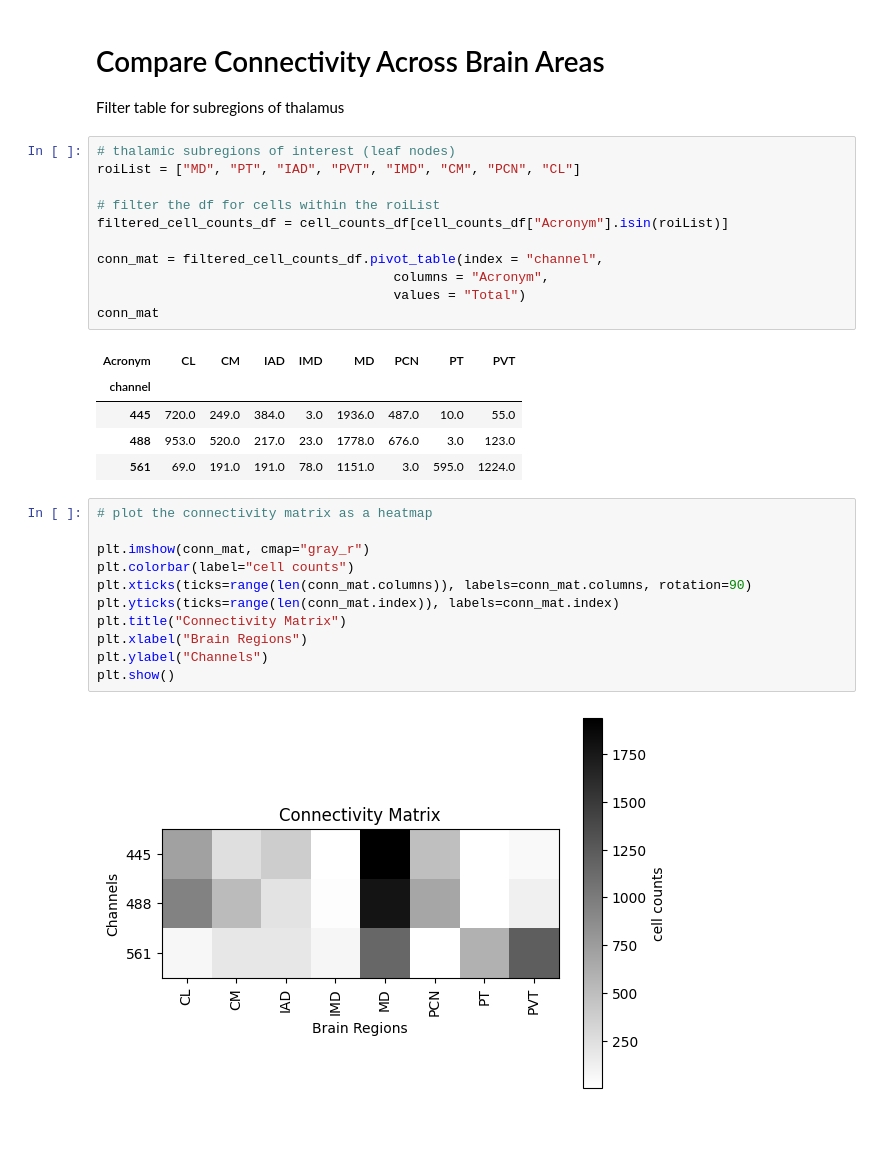
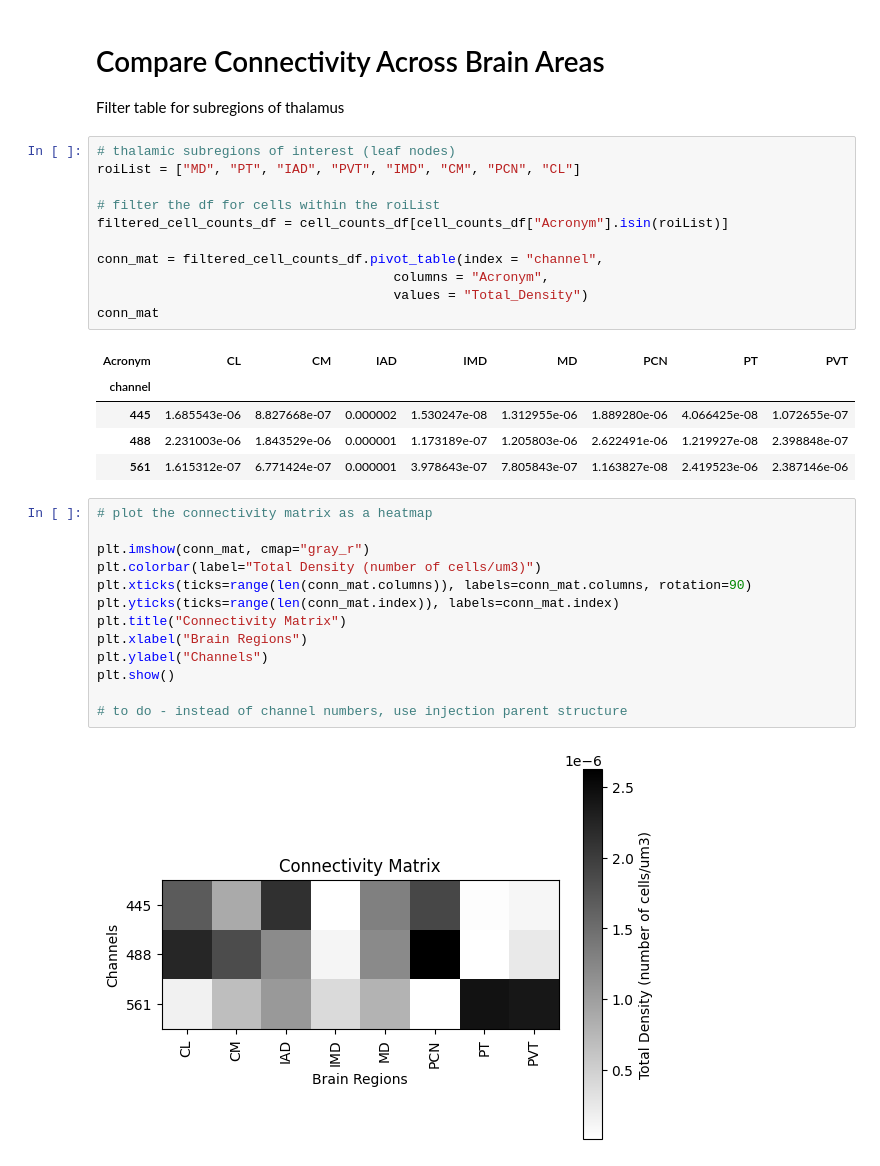
Before and after one commit to leesuyee/mesoscale-connectivity-tutorial, a Jupyter notebook: mesoscale_connectivity_coding_activity.ipynb, the cells around one changed output. Drawn from its saved outputs; the diff is of its cells as text; blank space fills up the shorter version.

```diff
--- a/mesoscale_connectivity_coding_activity.ipynb
+++ b/mesoscale_connectivity_coding_activity.ipynb
@@ -419,24 +435,26 @@ filtered_cell_counts_df = cell_counts_df[cell_counts_df["Acronym"].isin(roiList)
 
 conn_mat = filtered_cell_counts_df.pivot_table(index = "channel",
                                       columns = "Acronym",
-                                      values = "Total")
+                                      values = "Total_Density")
 conn_mat
 # %% [output]
 | Acronym | CL | CM | IAD | IMD | MD | PCN | PT | PVT |
 | channel |  |  |  |  |  |  |  |  |
-| 445 | 720.0 | 249.0 | 384.0 | 3.0 | 1936.0 | 487.0 | 10.0 | 55.0 |
-| 488 | 953.0 | 520.0 | 217.0 | 23.0 | 1778.0 | 676.0 | 3.0 | 123.0 |
-| 561 | 69.0 | 191.0 | 191.0 | 78.0 | 1151.0 | 3.0 | 595.0 | 1224.0 |
+| 445 | 1.685543e-06 | 8.827668e-07 | 0.000002 | 1.530247e-08 | 1.312955e-06 | 1.889280e-06 | 4.066425e-08 | 1.072655e-07 |
+| 488 | 2.231003e-06 | 1.843529e-06 | 0.000001 | 1.173189e-07 | 1.205803e-06 | 2.622491e-06 | 1.219927e-08 | 2.398848e-07 |
+| 561 | 1.615312e-07 | 6.771424e-07 | 0.000001 | 3.978643e-07 | 7.805843e-07 | 1.163827e-08 | 2.419523e-06 | 2.387146e-06 |
 # %%
 # plot the connectivity matrix as a heatmap
 
 plt.imshow(conn_mat, cmap="gray_r")
-plt.colorbar(label="cell counts")
+plt.colorbar(label="Total Density (number of cells/um3)")
 plt.xticks(ticks=range(len(conn_mat.columns)), labels=conn_mat.columns, rotation=90)
 plt.yticks(ticks=range(len(conn_mat.index)), labels=conn_mat.index)
 plt.title("Connectivity Matrix")
 plt.xlabel("Brain Regions")
 plt.ylabel("Channels")
 plt.show()
+
+# to do - instead of channel numbers, use injection parent structure
 # %% [output]
-[figure, old version]
+[figure, new version]
```
Also changed, not shown: parts of 5 cells of this notebook.
